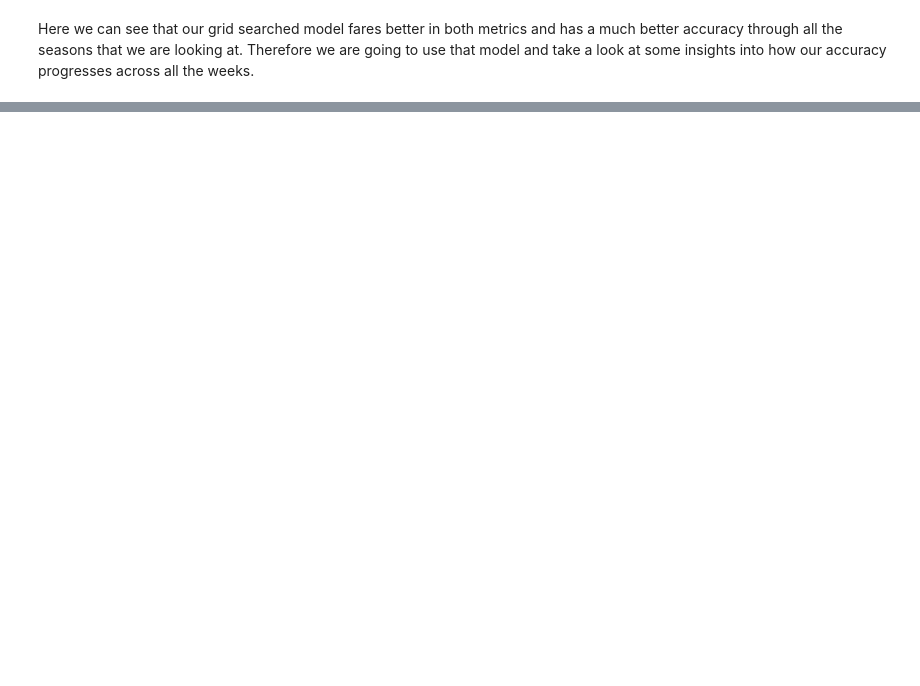
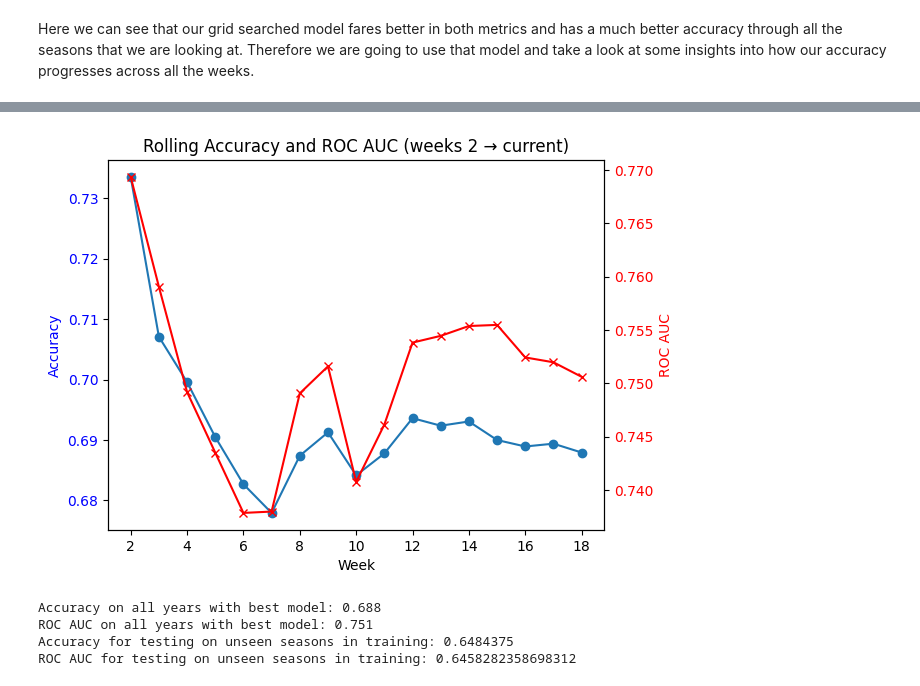
Before and after one commit to lance-kluge/NFLGameML, a Jupyter notebook: modelTraining.ipynb, the cells around one changed output, grey strips where cells are left out. Saved outputs shown, nothing was run; the diff lists cells and outputs as text; code cells hidden in the pictures; blank space fills up the shorter version.

```diff
--- a/modelTraining.ipynb
+++ b/modelTraining.ipynb
@@ -562,0 +598,63 @@ Here we can see that our grid searched model fares better in both metrics and ha
+# %%
+def plot_week_rolling(m, features, df, target):
+    x = sorted(df["week"].unique())
+    y = []
+
+    for week in x:
+        # include all games from week 2 up to current week
+        df_window = df[(df["week"] >= 2) & (df["week"] <= week)]
+
+        y_proba = m.predict_proba(df_window[features])[:, 1]
+        y_pred = (y_proba > 0.51).astype(int)
+        y_test = df_window[target]
+
+        acc = accuracy_score(y_test, y_pred)
+        auc = roc_auc_score(y_test, y_proba)
+
+        y.append({
+            "week": week,
+            "accuracy": acc,
+            "roc_auc": auc
+        })
+
+    y = pd.DataFrame(y)
+
+    fig, ax1 = plt.subplots()
+    ax1.plot(x, y["accuracy"], marker="o", label="Accuracy")
+    ax1.set_xlabel("Week")
+    ax1.set_ylabel("Accuracy", color="blue")
+    ax1.tick_params(axis="y", labelcolor="blue")
+
+    ax2 = ax1.twinx()
+    ax2.plot(x, y["roc_auc"], color="red", marker="x", label="ROC AUC")
+    ax2.set_ylabel("ROC AUC", color="red")
+    ax2.tick_params(axis="y", labelcolor="red")
+
+    plt.title("Rolling Accuracy and ROC AUC (weeks 2 → current)")
+    plt.show()
+
+
+plot_week_rolling(best_model, currCols,X2, 'home_win')
+# %% [output]
+[figure, added]
+# %%
+y_proba = best_model.predict_proba(X2[currCols])[:,1]
+y_pred = (y_proba > 0.51).astype(int)
+y_test = X2['home_win']
+acc = accuracy_score(y_test, y_pred)
+auc = roc_auc_score(y_test, y_proba)
+print(f"Accuracy on all years with best model: {acc:.3f}")
+print(f"ROC AUC on all years with best model: {auc:.3f}")
+
+y_pred_proba = best_model.predict_proba(X_test_Week_Lim[currCols])[:,1]
+#print(y_pred_proba)
+y_pred = (y_pred_proba > 0.51).astype(int)
+
+
+print("Accuracy for testing on unseen seasons in training:", accuracy_score(y_test_Week_Lim, y_pred))
+print("ROC AUC for testing on unseen seasons in training:", roc_auc_score(y_test_Week_Lim, y_pred))
+# %% [output]
+Accuracy on all years with best model: 0.688
+ROC AUC on all years with best model: 0.751
+Accuracy for testing on unseen seasons in training: 0.6484375
+ROC AUC for testing on unseen seasons in training: 0.6458282358698312
```
Also changed, not shown: parts of 6 cells of this notebook.
